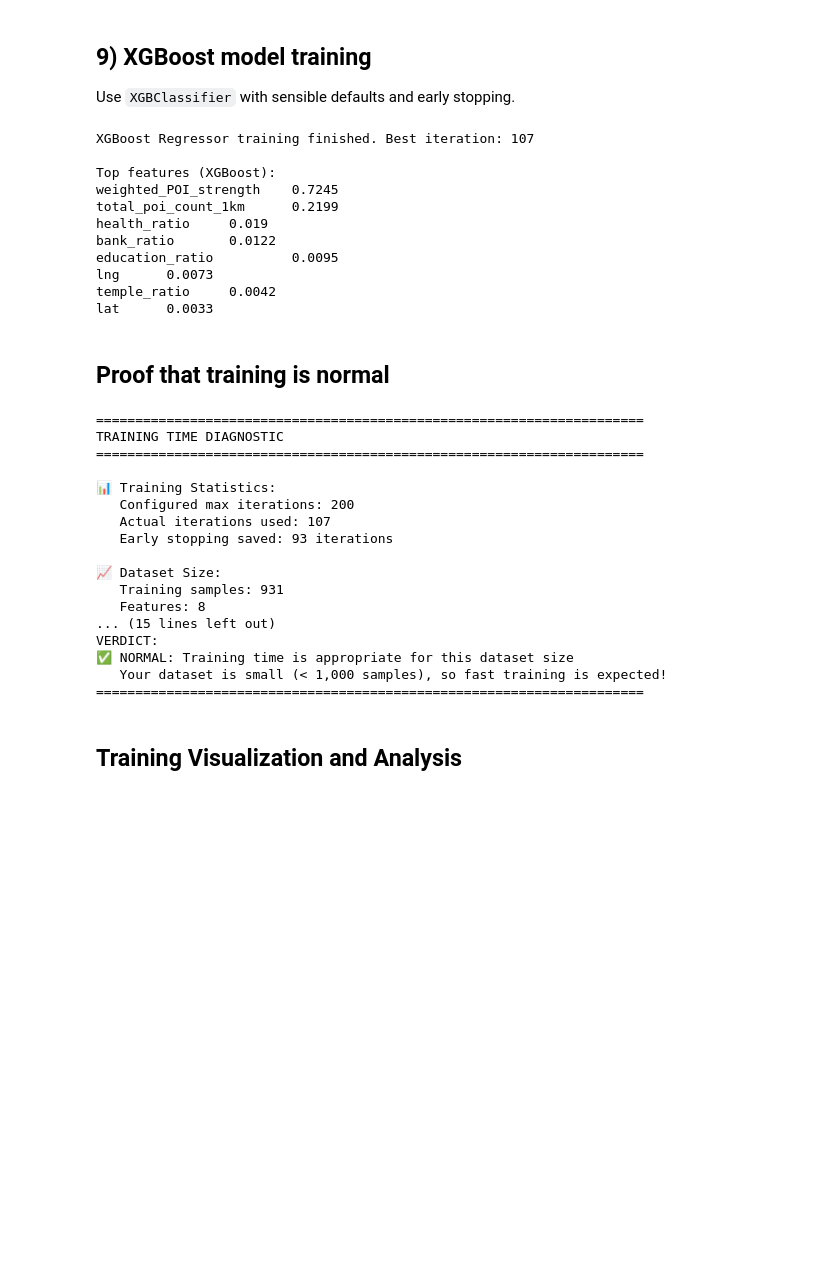
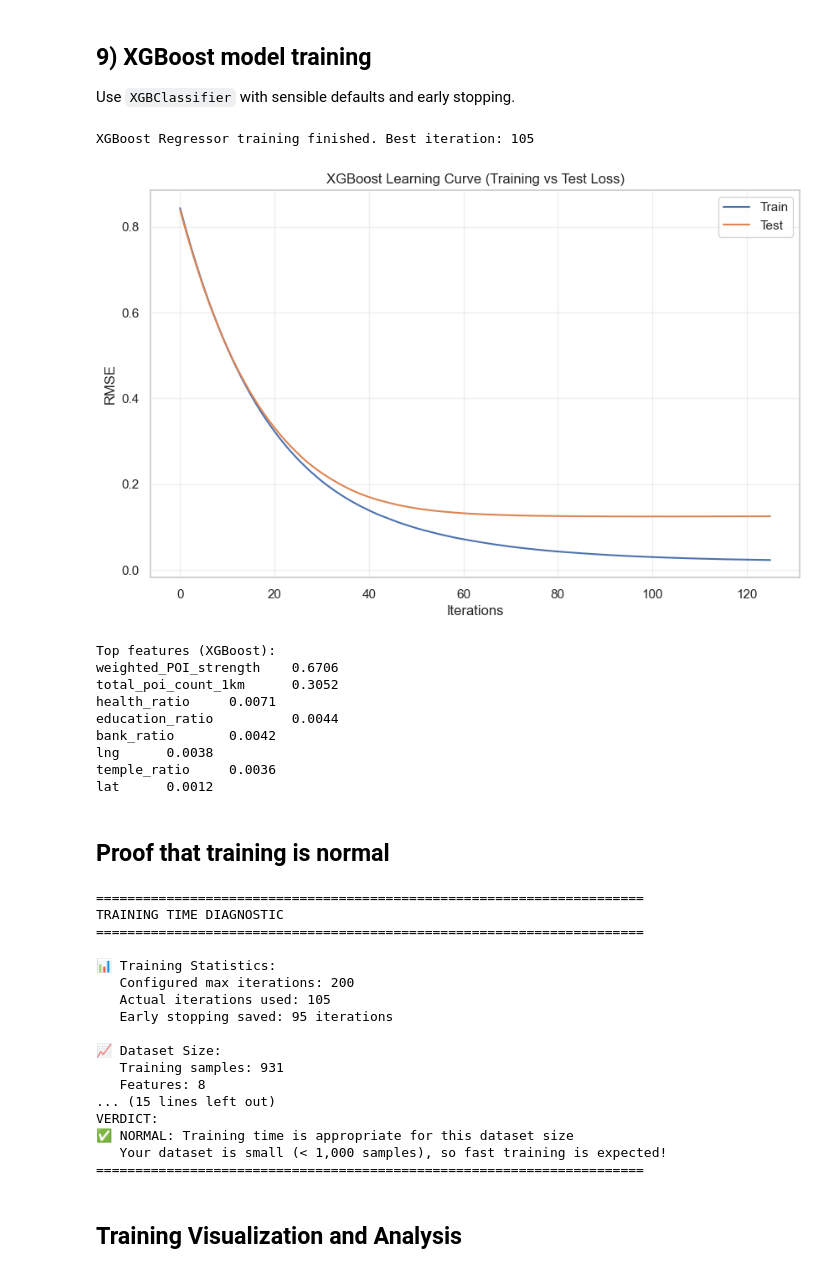
Before and after one commit to Subekshyeah/SiteX, a Jupyter notebook: backend/notebooks/train_xgb.ipynb, the cells around one changed output. Drawn from its saved outputs; the diff is of its cells as text; code cells hidden in the pictures; blank space fills up the shorter version.

```diff
--- a/backend/notebooks/train_xgb.ipynb
+++ b/backend/notebooks/train_xgb.ipynb
@@ -809,36 +812,55 @@ Use `XGBClassifier` with sensible defaults and early stopping.
 # %%
 # XGBoost Regressor — hyperparameters to experiment with: n_estimators, learning_rate, max_depth, subsample, colsample_bytree, random_state
 # For regression task predicting continuous poi_composite_score
 xgb_model = xgb.XGBRegressor(
     n_estimators=200,
     learning_rate=0.05,
-    max_depth=6,
+    max_depth=20,
     subsample=0.8,
     colsample_bytree=0.8,
     eval_metric='rmse',  # Use RMSE for regression
-    random_state=42,
+    random_state=100,
     early_stopping_rounds=20
 )
-# Fit with validation set
-xgb_model.fit(X_train, y_train, eval_set=[(X_test, y_test)], verbose=False)
+
+# Fit with validation set (include training set to plot learning curves)
+eval_set = [(X_train, y_train), (X_test, y_test)]
+xgb_model.fit(X_train, y_train, eval_set=eval_set, verbose=False)
+
 print('XGBoost Regressor training finished. Best iteration:', getattr(xgb_model, 'best_iteration', xgb_model.n_estimators))
+
+# Plot Learning Curves (Training vs Loss)
+results = xgb_model.evals_result()
+epochs = len(results['validation_0']['rmse'])
+x_axis = range(0, epochs)
+
+plt.figure(figsize=(10, 6))
+plt.plot(x_axis, results['validation_0']['rmse'], label='Train')
+plt.plot(x_axis, results['validation_1']['rmse'], label='Test')
+plt.legend()
+plt.ylabel('RMSE')
+plt.xlabel('Iterations')
+plt.title('XGBoost Learning Curve (Training vs Test Loss)')
+plt.grid(True, alpha=0.3)
+plt.show()
+
 fi = dict(zip(X_train.columns, xgb_model.feature_importances_))
 top = sorted(fi.items(), key=lambda x: x[1], reverse=True)[:20]
 print('\nTop features (XGBoost):')
 for f,v in top:
     print(f, '\t', round(float(v),4))
 # %% [output]
-XGBoost Regressor training finished. Best iteration: 107
-
-Top features (XGBoost):
-weighted_POI_strength    0.7245
-total_poi_count_1km      0.2199
-health_ratio     0.019
-bank_ratio       0.0122
-education_ratio          0.0095
-lng      0.0073
-temple_ratio     0.0042
-lat      0.0033
+XGBoost Regressor training finished. Best iteration: 105
+[figure, added]
+Top features (XGBoost):
+weighted_POI_strength    0.6706
+total_poi_count_1km      0.3052
+health_ratio     0.0071
+education_ratio          0.0044
+bank_ratio       0.0042
+lng      0.0038
+temple_ratio     0.0036
+lat      0.0012
 # %% [markdown]
 ## Proof that training is normal
 # %%
@@ -908,8 +930,8 @@ TRAINING TIME DIAGNOSTIC
 
 📊 Training Statistics:
    Configured max iterations: 200
-   Actual iterations used: 107
-   Early stopping saved: 93 iterations
+   Actual iterations used: 105
+   Early stopping saved: 95 iterations
 
 📈 Dataset Size:
    Training samples: 931
```
Also changed, not shown: parts of 8 cells of this notebook, 3 other files.
